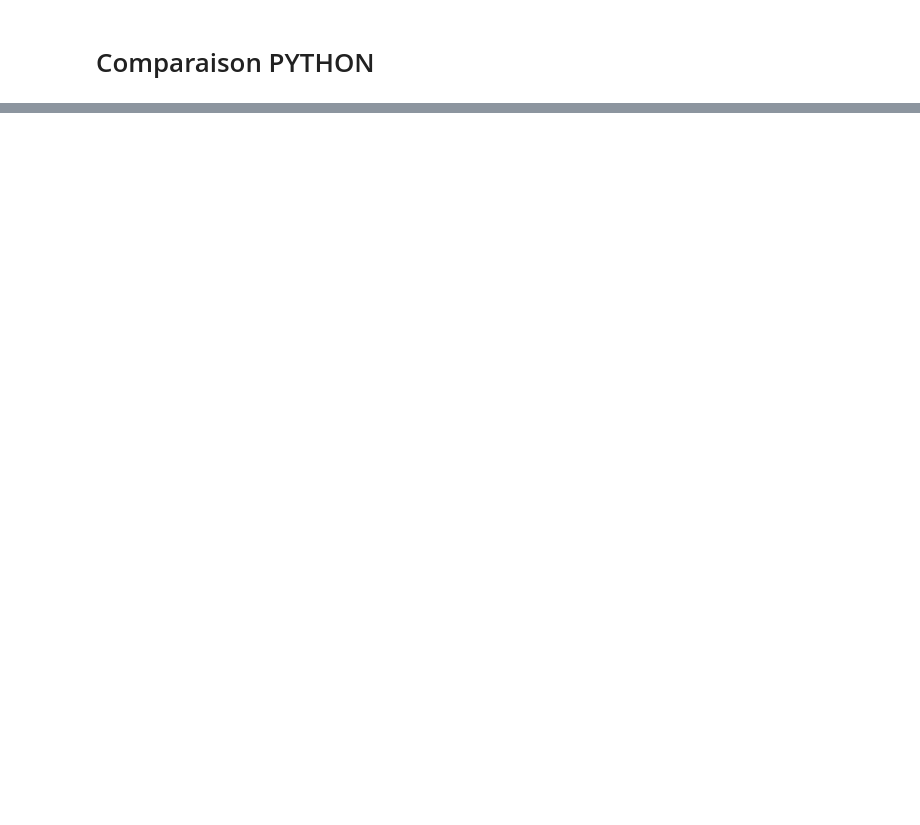
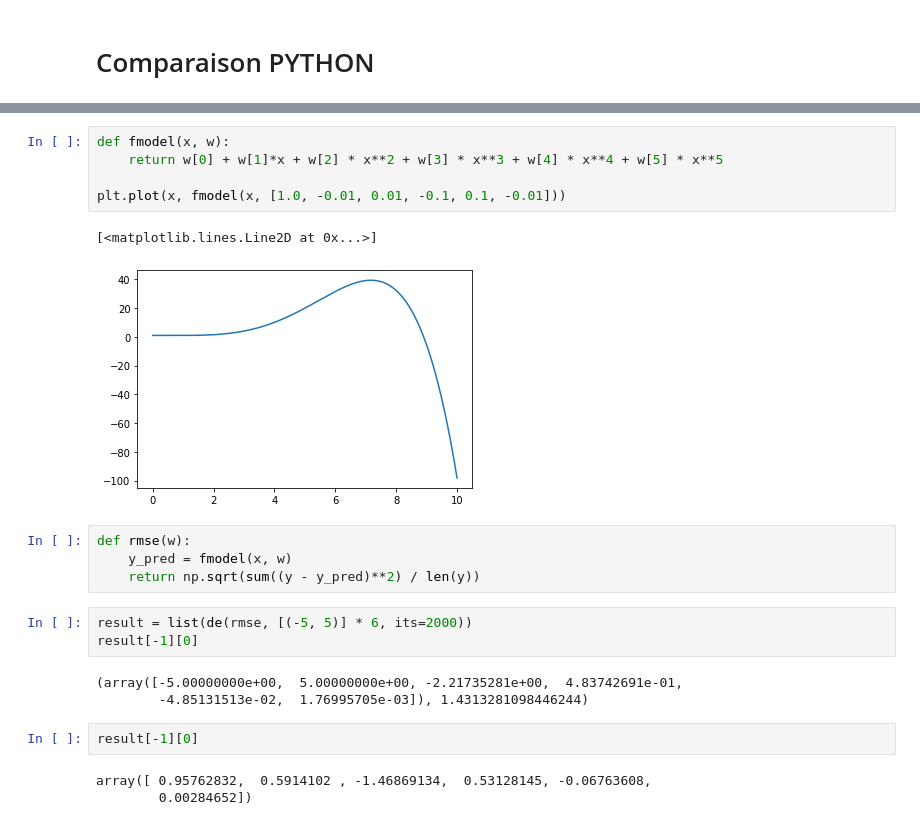
Before and after one commit to griezu/Differential_Evolution, a Jupyter notebook: Differential_Evolution.ipynb, the cells around one changed output, grey strips where cells are left out. Drawn from its saved outputs; the diff is of its cells as text; blank space fills up the shorter version.

```diff
--- a/Differential_Evolution.ipynb
+++ b/Differential_Evolution.ipynb
@@ -146,0 +207,23 @@ NameError: name 'demo' is not defined
+# %%
+def fmodel(x, w):
+    return w[0] + w[1]*x + w[2] * x**2 + w[3] * x**3 + w[4] * x**4 + w[5] * x**5
+
+plt.plot(x, fmodel(x, [1.0, -0.01, 0.01, -0.1, 0.1, -0.01]))
+# %% [output]
+[<matplotlib.lines.Line2D at 0x...>]
+[figure, added]
+# %%
+def rmse(w):
+    y_pred = fmodel(x, w)
+    return np.sqrt(sum((y - y_pred)**2) / len(y))
+# %%
+result = list(de(rmse, [(-5, 5)] * 6, its=2000))
+result[-1][0]
+# %% [output]
+(array([-5.00000000e+00,  5.00000000e+00, -2.21735281e+00,  4.83742691e-01,
+        -4.85131513e-02,  1.76995705e-03]), 1.4313281098446244)
+# %%
+result[-1][0]
+# %% [output]
+array([ 0.95762832,  0.5914102 , -1.46869134,  0.53128145, -0.06763608,
+        0.00284652])
```
Also changed, not shown: parts of 32 cells of this notebook.
